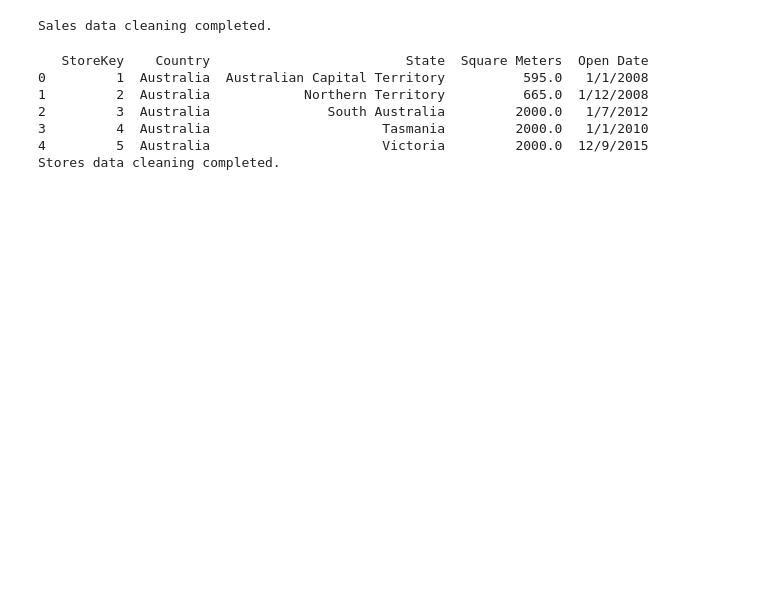
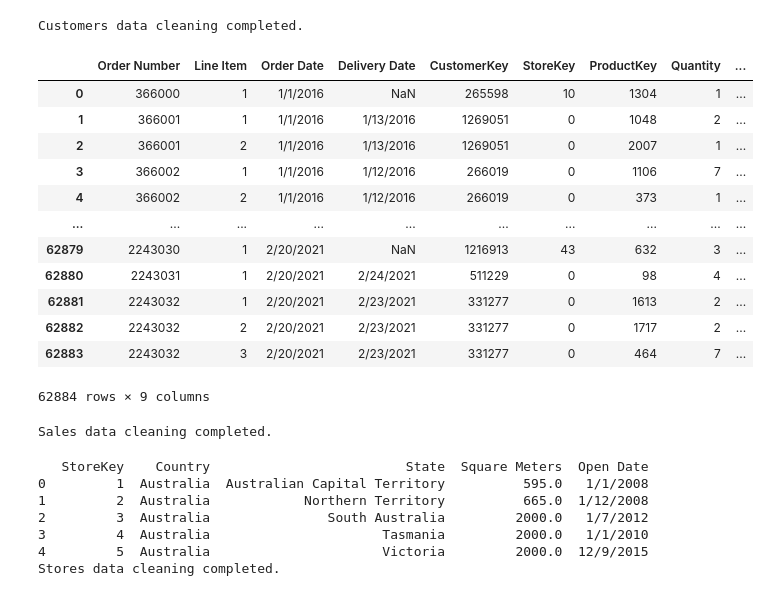
Before and after one commit to saromaddy/Data_spark_guvi, a Jupyter notebook: Data_Spark.ipynb, the cells around one changed output. Saved outputs shown, nothing was run; the diff lists cells and outputs as text; code cells hidden in the pictures; blank space fills up the shorter version.

Commit message:
working on ideal table creation

```diff
--- a/Data_Spark.ipynb
+++ b/Data_Spark.ipynb
@@ -39 +101,31 @@ Customers data cleaning completed.
+# %%
+
+# Save cleaned dataset
+customers.to_csv('idealprocessed/customers.csv', index=False)
+
+print("Customers data cleaning completed.")
+# %% [output]
+Customers data cleaning completed.
+# %%
+import pandas as pd
+import numpy as np
+
+# Load dataset
+sales = pd.read_csv('CSV files\Sales.csv', encoding='ISO-8859-1')
+# %%
+sales
+# %% [output]
+|  | Order Number | Line Item | Order Date | Delivery Date | CustomerKey | StoreKey | ProductKey | Quantity | ... |
+| 0 | 366000 | 1 | 1/1/2016 | NaN | 265598 | 10 | 1304 | 1 | ... |
+| 1 | 366001 | 1 | 1/1/2016 | 1/13/2016 | 1269051 | 0 | 1048 | 2 | ... |
+| 2 | 366001 | 2 | 1/1/2016 | 1/13/2016 | 1269051 | 0 | 2007 | 1 | ... |
+| 3 | 366002 | 1 | 1/1/2016 | 1/12/2016 | 266019 | 0 | 1106 | 7 | ... |
+| 4 | 366002 | 2 | 1/1/2016 | 1/12/2016 | 266019 | 0 | 373 | 1 | ... |
+| ... | ... | ... | ... | ... | ... | ... | ... | ... | ... |
+| 62879 | 2243030 | 1 | 2/20/2021 | NaN | 1216913 | 43 | 632 | 3 | ... |
+| 62880 | 2243031 | 1 | 2/20/2021 | 2/24/2021 | 511229 | 0 | 98 | 4 | ... |
+| 62881 | 2243032 | 1 | 2/20/2021 | 2/23/2021 | 331277 | 0 | 1613 | 2 | ... |
+| 62882 | 2243032 | 2 | 2/20/2021 | 2/23/2021 | 331277 | 0 | 1717 | 2 | ... |
+| 62883 | 2243032 | 3 | 2/20/2021 | 2/23/2021 | 331277 | 0 | 464 | 7 | ... |
+62884 rows × 9 columns
 # %%
```
Also changed, not shown: parts of 9 cells of this notebook, 6 other files.
